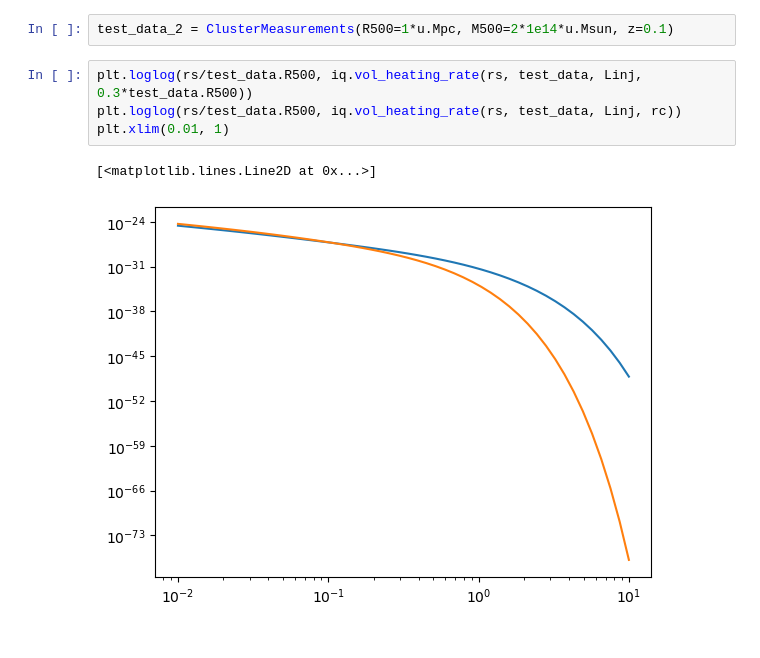
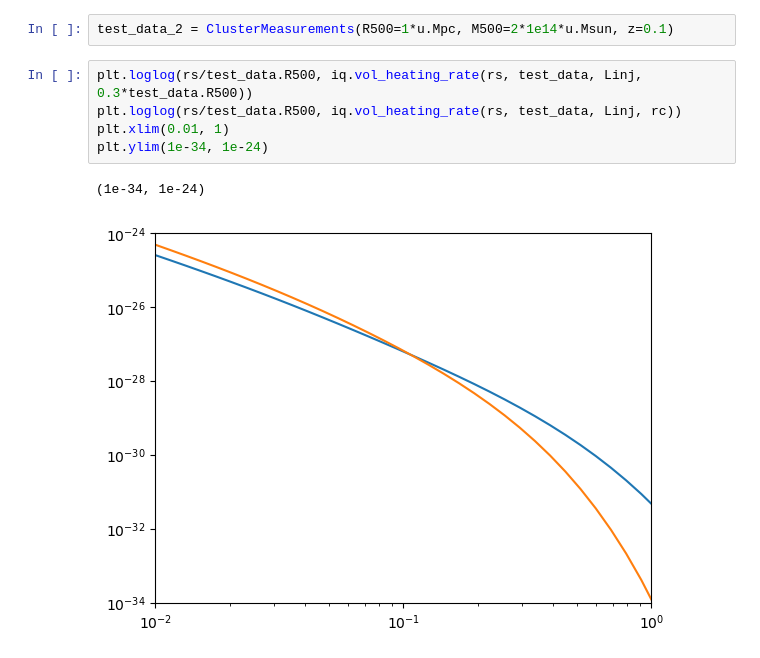
Before and after one commit to eleanorstuart/thermo-idm, a Jupyter notebook: test_refactoring_01042024.ipynb, the cells around one changed output. Cells and saved outputs as stored; diff of their text form.

Commit message:
trying to make my plot consistent with iqbal

```diff
--- a/test_refactoring_01042024.ipynb
+++ b/test_refactoring_01042024.ipynb
@@ -98,7 +84,8 @@ test_data_2 = ClusterMeasurements(R500=1*u.Mpc, M500=2*1e14*u.Msun, z=0.1)
 # %%
 plt.loglog(rs/test_data.R500, iq.vol_heating_rate(rs, test_data, Linj, 0.3*test_data.R500))
 plt.loglog(rs/test_data.R500, iq.vol_heating_rate(rs, test_data, Linj, rc))
 plt.xlim(0.01, 1)
+plt.ylim(1e-34, 1e-24)
 # %% [output]
-[<matplotlib.lines.Line2D at 0x...>]
+(1e-34, 1e-24)
-[figure, old version]
+[figure, new version]
```
Also changed, not shown: parts of 2 cells of this notebook, 8 other files.
